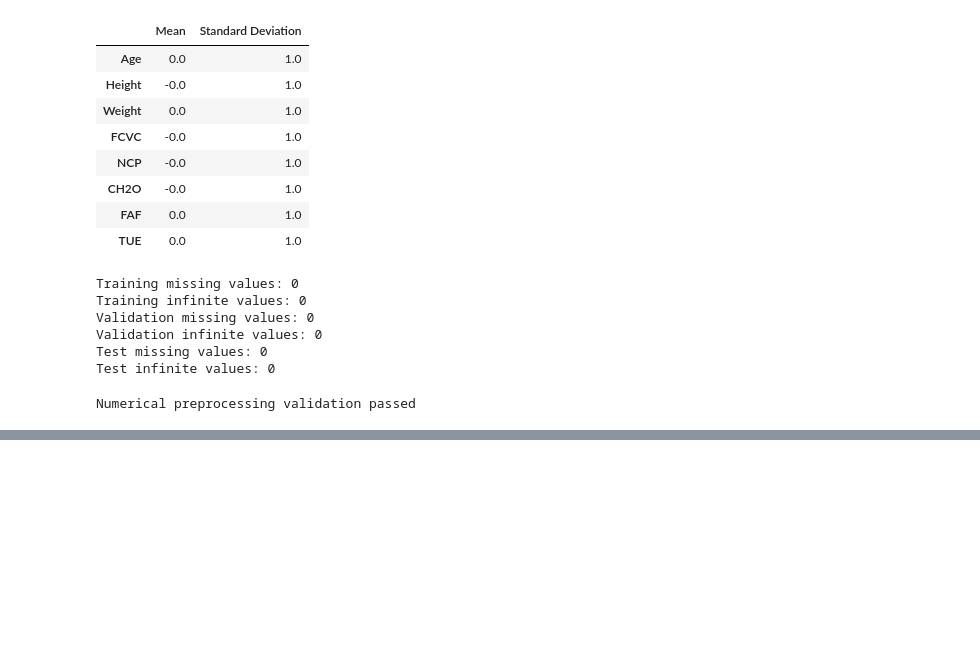
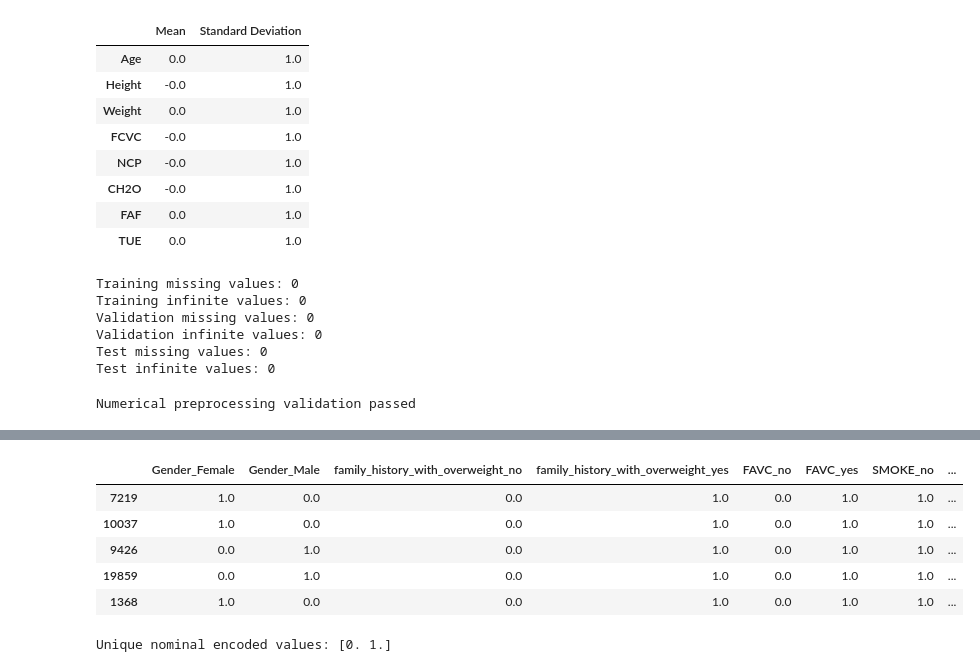
Before and after one commit to SMCodeX7/Obesity-Risk-Intelligence-System, a Jupyter notebook: notebooks/03_preprocessing.ipynb, the cells around one changed output, grey strips where cells are left out. Drawn from its saved outputs; the diff is of its cells as text; code cells hidden in the pictures; blank space fills up the shorter version.

Commit message:
Build categorical preprocessing pipelines

```diff
--- a/notebooks/03_preprocessing.ipynb
+++ b/notebooks/03_preprocessing.ipynb
@@ -1041,0 +1164,29 @@ Numerical preprocessing validation passed
+# %%
+X_train_nominal_transformed = (
+    nominal_pipeline.fit_transform(
+        X_train[nominal_features]
+    )
+)
+
+X_validation_nominal_transformed = (
+    nominal_pipeline.transform(
+        X_validation[nominal_features]
+    )
+)
+
+X_test_nominal_transformed = (
+    nominal_pipeline.transform(
+        X_test[nominal_features]
+    )
+)
+# %%
+nominal_feature_names = (
+    nominal_pipeline
+    .named_steps["encoder"]
+    .get_feature_names_out(nominal_features)
+)
+
+print("Original nominal features:", len(nominal_features))
+print("Encoded nominal features:", len(nominal_feature_names))
+
+nominal_feature_names
@@ -1041,0 +1202,26 @@ Numerical preprocessing validation passed
+# %%
+nominal_training_df = pd.DataFrame(
+    X_train_nominal_transformed,
+    columns=nominal_feature_names,
+    index=X_train.index,
+)
+
+nominal_training_df.head()
+# %% [output]
+|  | Gender_Female | Gender_Male | family_history_with_overweight_no | family_history_with_overweight_yes | FAVC_no | FAVC_yes | SMOKE_no | ... |
+| 7219 | 1.0 | 0.0 | 0.0 | 1.0 | 0.0 | 1.0 | 1.0 | ... |
+| 10037 | 1.0 | 0.0 | 0.0 | 1.0 | 0.0 | 1.0 | 1.0 | ... |
+| 9426 | 0.0 | 1.0 | 0.0 | 1.0 | 0.0 | 1.0 | 1.0 | ... |
+| 19859 | 0.0 | 1.0 | 0.0 | 1.0 | 0.0 | 1.0 | 1.0 | ... |
+| 1368 | 1.0 | 0.0 | 0.0 | 1.0 | 0.0 | 1.0 | 1.0 | ... |
+# %%
+nominal_unique_values = np.unique(
+    X_train_nominal_transformed
+)
+
+print(
+    "Unique nominal encoded values:",
+    nominal_unique_values,
+)
+# %% [output]
+Unique nominal encoded values: [0. 1.]
```
Also changed, not shown: parts of 10 cells of this notebook.
